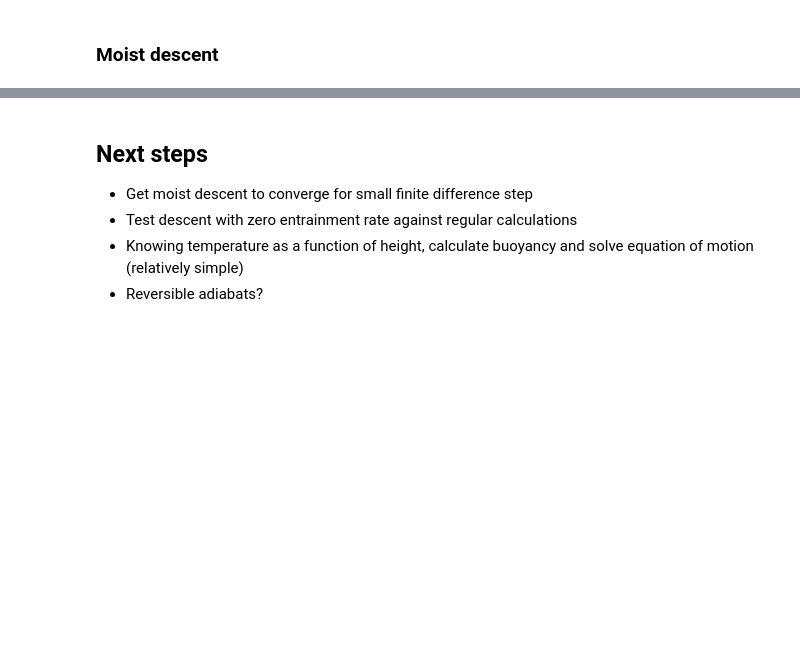
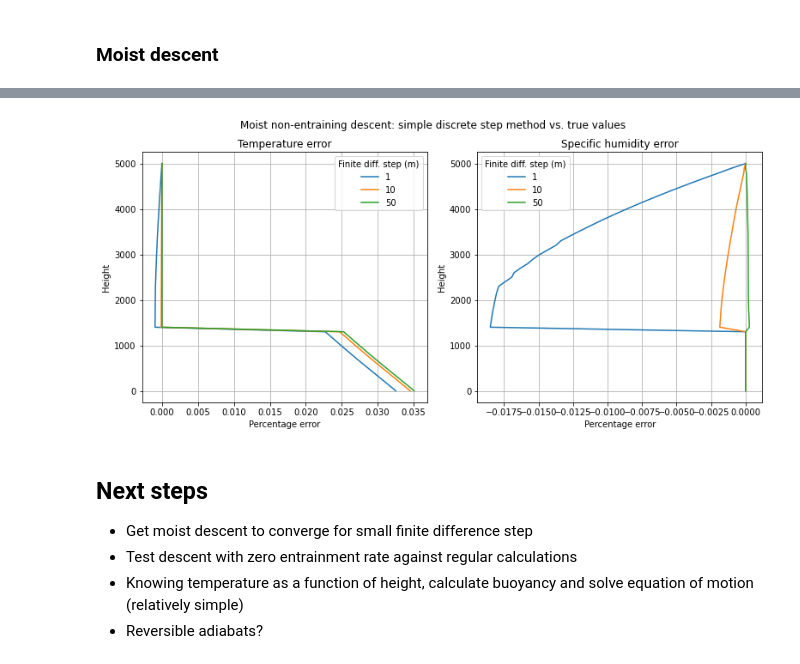
Before and after one commit to tschanzer/taste-of-research-21T3, a Jupyter notebook: notebooks/20210929_entrainment/20210929_entrainment.ipynb, the cells around one changed output, grey strips where cells are left out. Drawn from its saved outputs; the diff is of its cells as text; code cells hidden in the pictures; blank space fills up the shorter version.

```diff
--- a/notebooks/20210929_entrainment/20210929_entrainment.ipynb
+++ b/notebooks/20210929_entrainment/20210929_entrainment.ipynb
@@ -897,6 +1002,14 @@ t_entr10, q_entr10, l_entr10 = entrainment_profile(
 t_entr50, q_entr50, l_entr50 = entrainment_profile(
     height, t_initial, q_initial, 5e-3, 0/units.km, max_step=100,
     dz=50*units.meter)
+# %%
+# simple entrainment values
+t_entr1_sim, q_entr1_sim, l_entr1_sim = entrainment_profile_simple(
+    height, t_initial, q_initial, 5e-3, 0/units.km, dz=1*units.meter)
+t_entr10_sim, q_entr10_sim, l_entr10_sim = entrainment_profile_simple(
+    height, t_initial, q_initial, 5e-3, 0/units.km, dz=10*units.meter)
+t_entr50_sim, q_entr50_sim, l_entr50_sim = entrainment_profile_simple(
+    height, t_initial, q_initial, 5e-3, 0/units.km, dz=50*units.meter)
 # %%
 fig = plt.figure(figsize=(11,5))
 ax = fig.add_subplot(121)
@@ -930,3 +1044,33 @@ plt.show()
+# %%
+fig = plt.figure(figsize=(11,5))
+ax = fig.add_subplot(121)
+ax.plot((t_entr1_sim - t_true)/t_true*100, height, label='1')
+ax.plot((t_entr10_sim - t_true)/t_true*100, height, label='10')
+ax.plot((t_entr50_sim - t_true)/t_true*100, height, label='50')
+ax.set(
+    xlabel='Percentage error',
+    ylabel='Height',
+    title='Temperature error')
+ax.grid()
+lgd = ax.legend()
+lgd.set_title('Finite diff. step (m)')
+ax = fig.add_subplot(122)
+ax.plot((q_entr1_sim - q_true)/q_true*100, height, label='1')
+ax.plot((q_entr10_sim - q_true)/q_true*100, height, label='10')
+ax.plot((q_entr50_sim - q_true)/q_true*100, height, label='50')
+ax.set(
+    xlabel='Percentage error',
+    ylabel='Height',
+    title='Specific humidity error')
+ax.grid()
+lgd = ax.legend()
+lgd.set_title('Finite diff. step (m)')
+fig.tight_layout()
+fig.suptitle('Moist non-entraining descent: simple discrete step method '
+             'vs. true values', y=1.03)
+plt.show()
+# %% [output]
+[figure, added]
 # %% [markdown]
 ## Next steps
 
```
Also changed, not shown: parts of 8 cells of this notebook.
